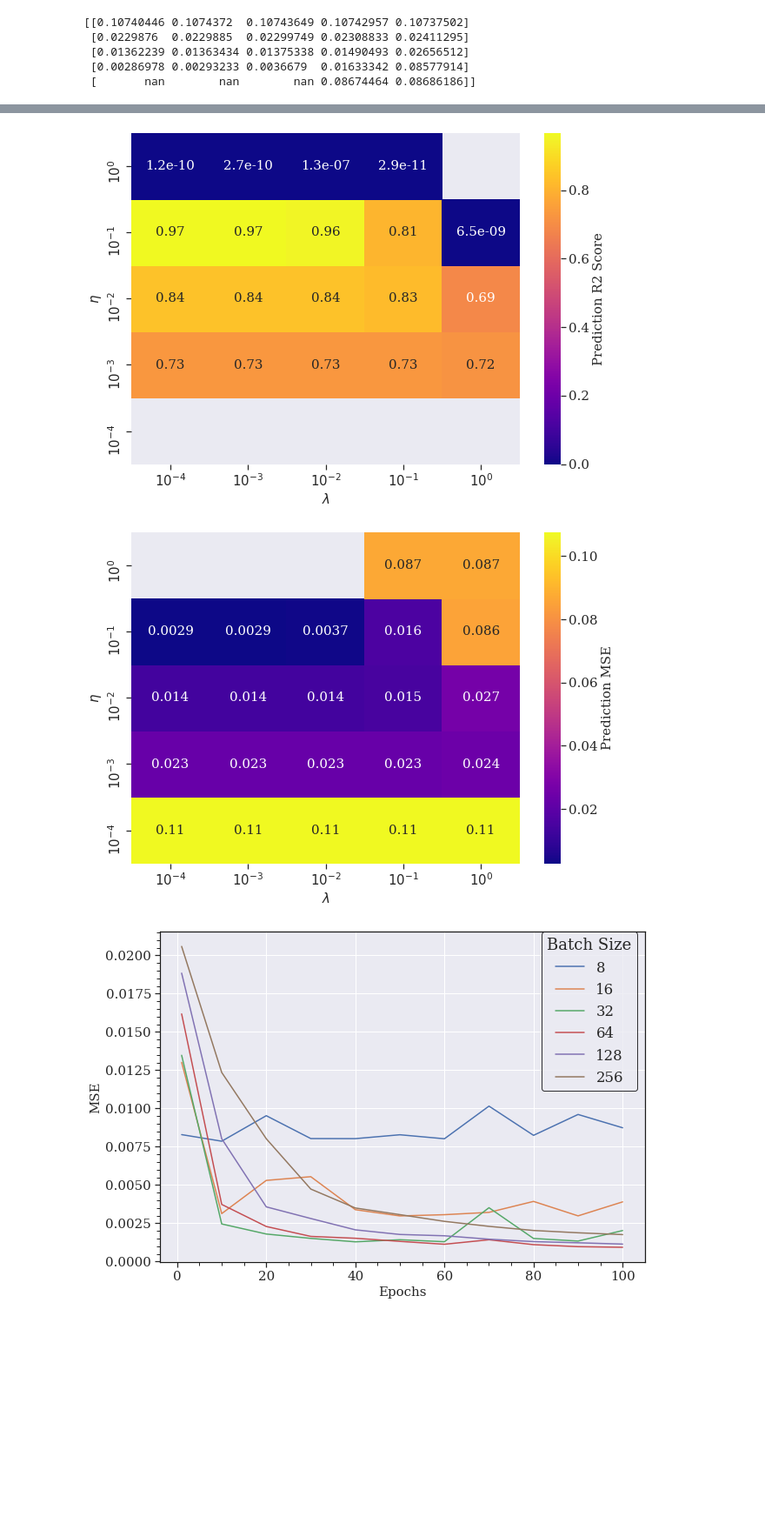
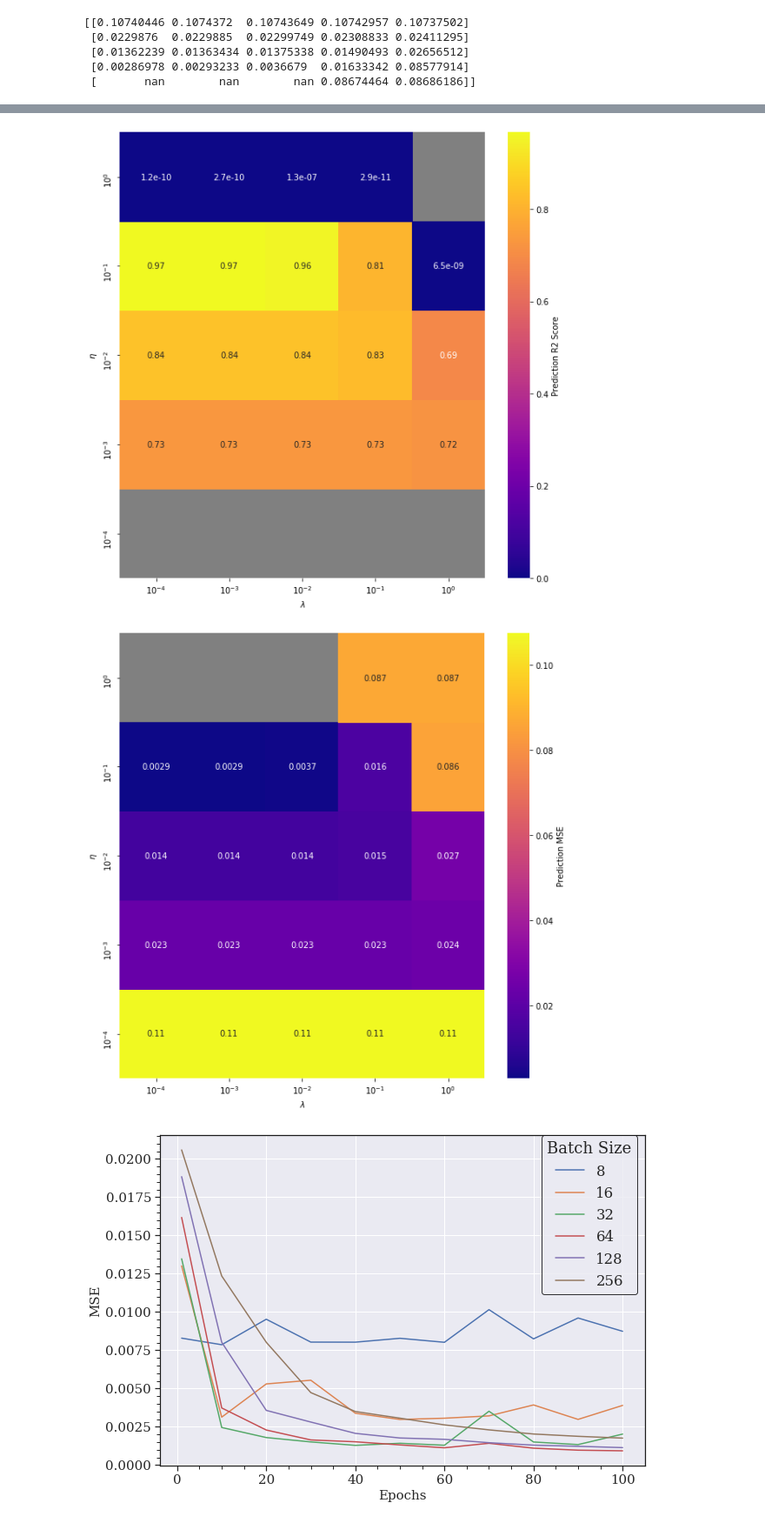
Before and after one commit to bruce-chappell/FYS4155, a Jupyter notebook: project2/data_analysis_regression.ipynb, the cells around one changed output, grey strips where cells are left out. Shown at 87% size. Saved outputs shown, nothing was run; the diff lists cells and outputs as text; code cells hidden in the pictures; blank space fills up the shorter version.

```diff
--- a/project2/data_analysis_regression.ipynb
+++ b/project2/data_analysis_regression.ipynb
@@ -137,39 +147,37 @@ print(updated_MSE)
 # %%
 import seaborn as sns
 import matplotlib.pyplot as plt
+import numpy as np
+%matplotlib inline
 #PLOT OVER HYPERPARAMETER 10, 10
-fonts = {
-    "font.family": "serif",
-    "axes.labelsize": 15,
-    "font.size": 15,
-    "legend.fontsize": 15,
-    "xtick.labelsize": 15,
-    "ytick.labelsize": 15,
-}
+dummy = np.load('gridsearch.npz')
+updated_R2 = dummy['R2']
+updated_MSE = dummy['MSE']
 
-plt.rcParams.update(fonts)
 labels = ['$10^{-4}$', '$10^{-3}$', '$10^{-2}$', '$10^{-1}$', '$10^{0}$',]
 
-fig = plt.figure(figsize = (10, 7))
+fig = plt.figure(figsize = (10, 10))
 g = sns.heatmap(updated_R2, annot = updated_R2, cmap="plasma", cbar_kws={'label': 'Prediction R2 Score'})
+g.set_facecolor('grey')
 g.set_xticklabels(labels)
 g.set_yticklabels(labels)
 g.set_ylabel("$\eta$")
 g.set_xlabel("$\lambda$")
 plt.ylim(0,5)
 plt.show()
 
-fig = plt.figure(figsize = (10,7))
+fig = plt.figure(figsize = (10,10))
 g = sns.heatmap(updated_MSE, annot = True, cmap = 'plasma', cbar_kws={'label': 'Prediction MSE'})
+g.set_facecolor('grey')
 g.set_xticklabels(labels)
 g.set_yticklabels(labels)
 g.set_ylabel("$\eta$")
 g.set_xlabel("$\lambda$")
 plt.ylim(0,5)
 plt.show()
 # %% [output]
-[figure, old version]
+[figure, new version]
-[figure, old version]
+[figure, new version]
 # %%
 # TESTING DIFFERENT EPOCHS AND BATCH SIZES 100,50,20
 epoch_vals = np.concatenate((np.array([1]),np.arange(10,101,10)), axis=0) #1, 10, 20, ...100
```
Also changed, not shown: parts of 3 cells of this notebook.
